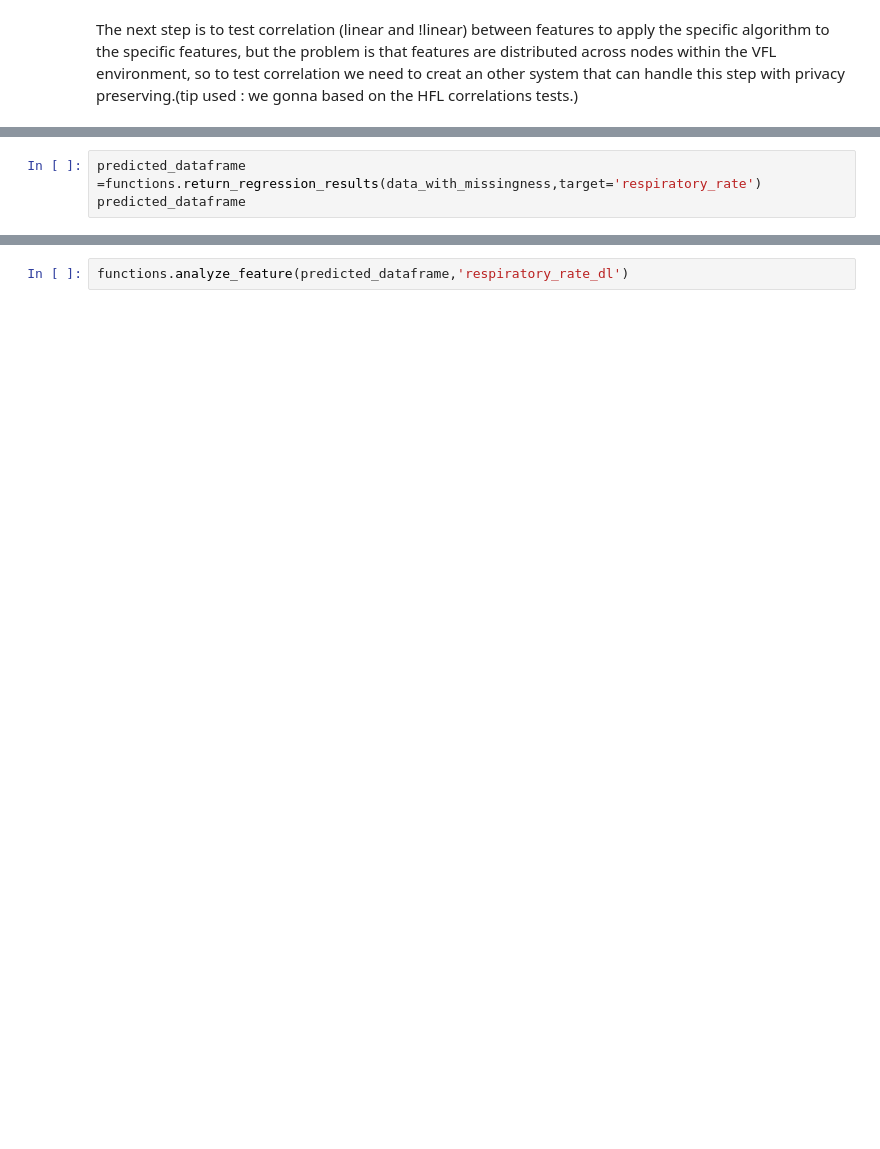
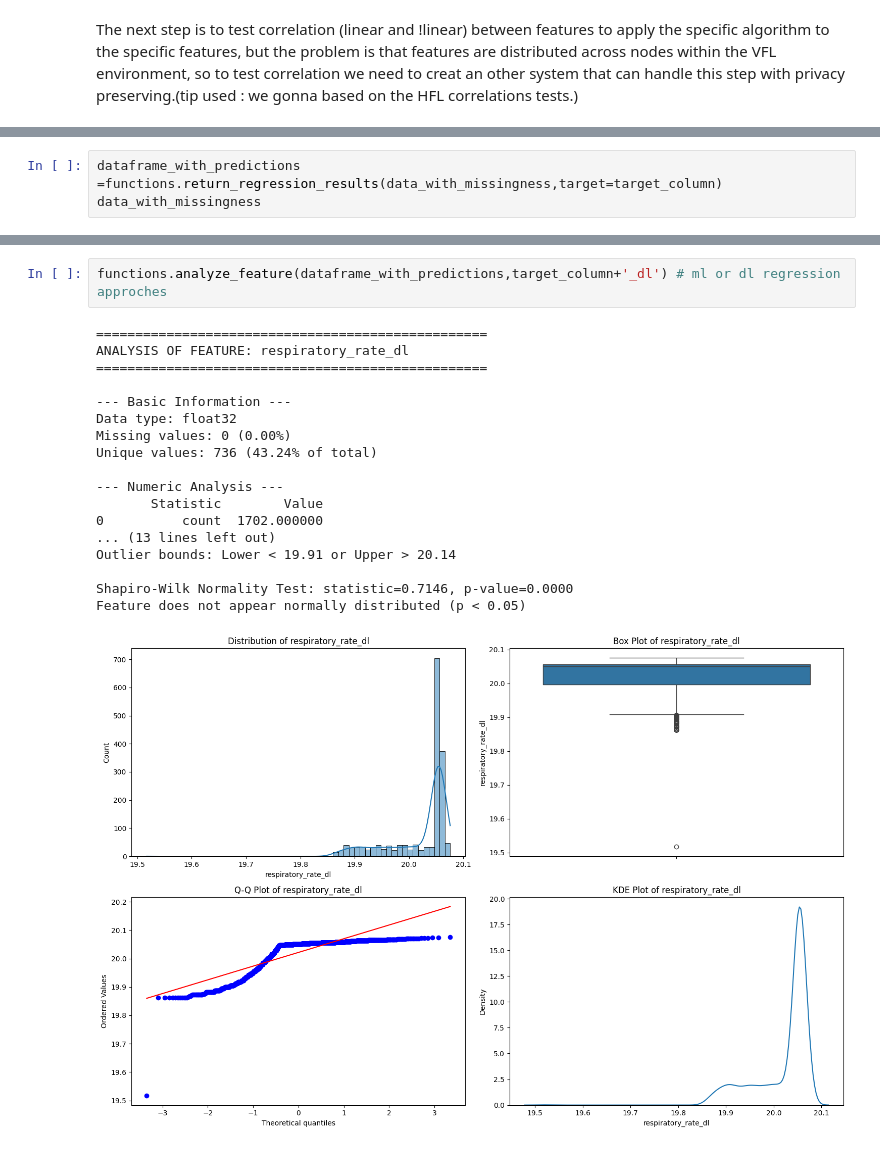
Before and after one commit to ESSADEQAziz/FL_env, a Jupyter notebook: VFL_env/notebooks/regression.ipynb, the cells around one changed output, grey strips where cells are left out. Saved outputs shown, nothing was run; the diff lists cells and outputs as text; blank space fills up the shorter version.

```diff
--- a/VFL_env/notebooks/regression.ipynb
+++ b/VFL_env/notebooks/regression.ipynb
@@ -32,3 +213,3 @@ _= functions.analyze_dataframe(data_with_missingness)
 # %%
-predicted_dataframe =functions.return_regression_results(data_with_missingness,target='respiratory_rate')
-predicted_dataframe
+dataframe_with_predictions =functions.return_regression_results(data_with_missingness,target=target_column)
+data_with_missingness
@@ -35,2 +256,21 @@ predicted_dataframe
 # %%
-functions.analyze_feature(predicted_dataframe,'respiratory_rate_dl')
+functions.analyze_feature(dataframe_with_predictions,target_column+'_dl') # ml or dl regression approches
+# %% [output]
+==================================================
+ANALYSIS OF FEATURE: respiratory_rate_dl
+==================================================
+
+--- Basic Information ---
+Data type: float32
+Missing values: 0 (0.00%)
+Unique values: 736 (43.24% of total)
+
+--- Numeric Analysis ---
+       Statistic        Value
+0          count  1702.000000
+... (13 lines left out)
+Outlier bounds: Lower < 19.91 or Upper > 20.14
+
+Shapiro-Wilk Normality Test: statistic=0.7146, p-value=0.0000
+Feature does not appear normally distributed (p < 0.05)
+[figure, added]
```
Also changed, not shown: parts of 8 cells of this notebook, 21 other files.
